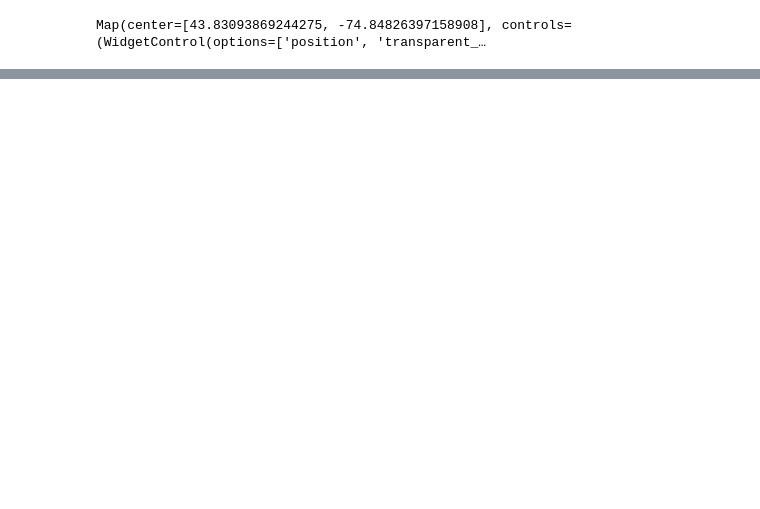
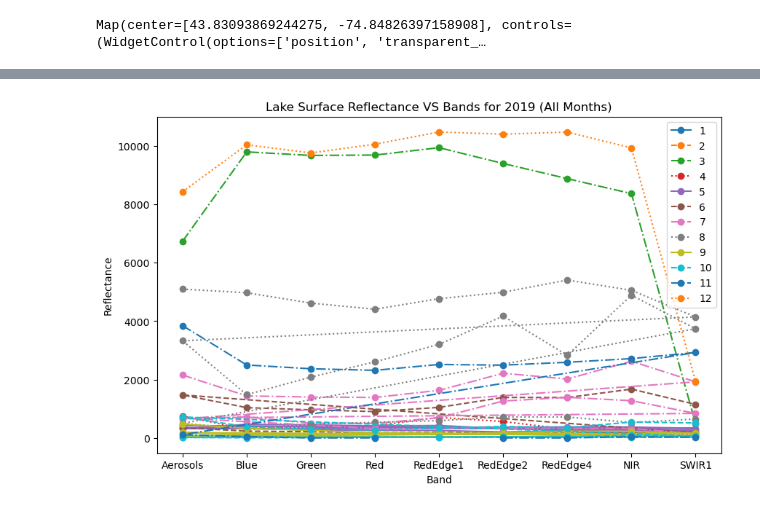
Before and after one commit to Touheda812/Research-Water-Quality-, a Jupyter notebook: BIG_MOOSE_LAKE_CDOM_DOC_SENTINEL2.ipynb, the cells around one changed output, grey strips where cells are left out. Cells and saved outputs as stored; diff of their text form; code cells hidden in the pictures; blank space fills up the shorter version.

```diff
--- a/BIG_MOOSE_LAKE_CDOM_DOC_SENTINEL2.ipynb
+++ b/BIG_MOOSE_LAKE_CDOM_DOC_SENTINEL2.ipynb
@@ -170,0 +202,19 @@ plt.show()
+# %%
+# Create empty lists to store the data
+data = []
+
+# Extract the bands, reflectance values, and dates where available
+for index, row in df_s2_reflectance.iterrows():
+    date = row['date']
+    reflectance = row['reflectance']
+
+    if reflectance:
+        for band in STD_NAMES:
+            value = reflectance.get(band)
+            data.append({'Band': band, 'Reflectance': value, 'Date': date})
+
+# Create a dataframe from the data
+df_data = pd.DataFrame(data)
+
+# Display the dataframe
+print(df_data)
@@ -170,0 +239,51 @@ plt.show()
+# %%
+data_by_month = {}
+
+for index, row in df_s2_reflectance.iterrows():
+    date = row['date']
+    reflectance = row['reflectance']
+
+    year = date.year
+
+    if year == 2019:
+        month = date.month
+
+        if month not in data_by_month:
+            data_by_month[month] = {'band': [], 'reflectance': []}
+
+        if reflectance:
+            for band in STD_NAMES:
+                value = reflectance.get(band)
+                data_by_month[month]['band'].append(band)
+                data_by_month[month]['reflectance'].append(value)
+
+# Calculate average reflectance values for each month
+averaged_data_by_month = {}
+for month, data in data_by_month.items():
+    averaged_data_by_month[month] = {
+        'band': data['band'],
+        'reflectance': data['reflectance']
+    }
+
+# Sort the averaged_data_by_month dictionary based on the keys (months) in ascending order
+sorted_data_by_month = dict(sorted(averaged_data_by_month.items()))
+
+plt.figure(figsize=(10, 6))
+
+line_styles = ['-', '--', '-.', ':']  # List of line styles
+num_styles = len(line_styles)
+style_index = 0
+
+for month, data in sorted_data_by_month.items():
+    line_style = line_styles[style_index % num_styles]  # Cycle through line styles
+    plt.plot(data['band'], data['reflectance'], linestyle=line_style, marker='o', label=month)
+    style_index += 1
+
+plt.xlabel('Band')
+plt.ylabel('Reflectance')
+# plt.ylim(0, 0.15)
+plt.title('Lake Surface Reflectance VS Bands for 2019 (All Months)')
+plt.legend()
+plt.show()
+# %% [output]
+[figure, added]
```
Also changed, not shown: parts of 15 cells of this notebook.
